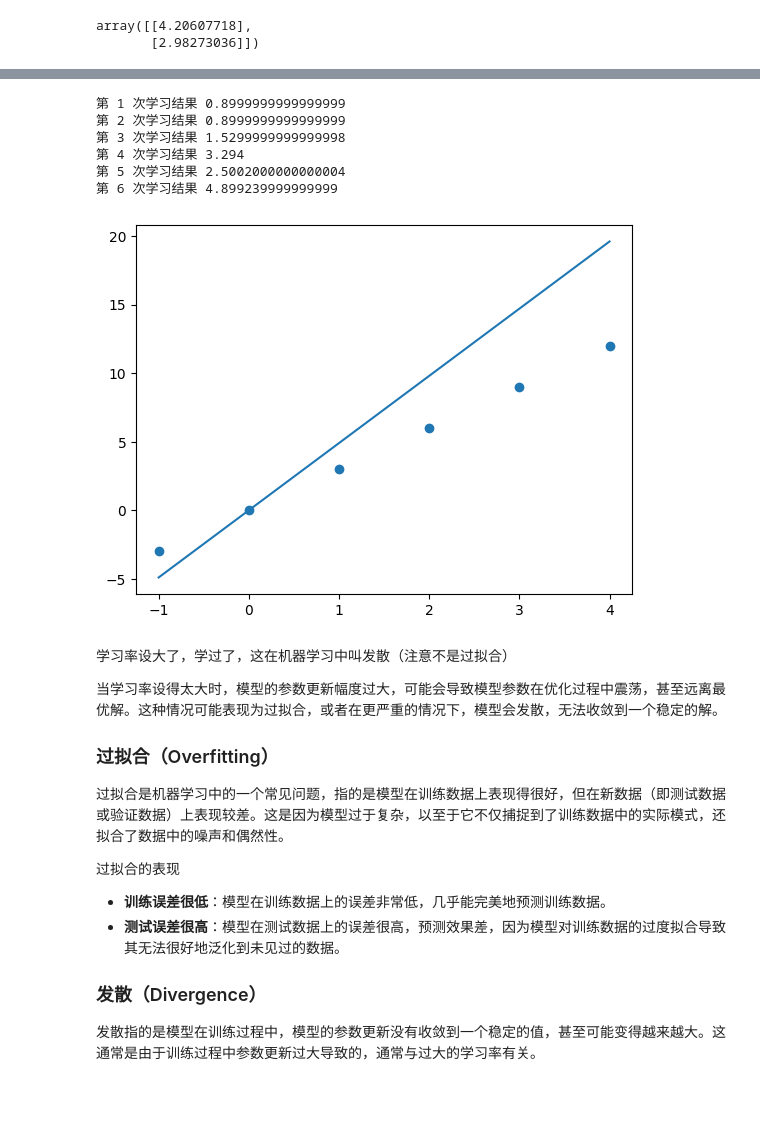
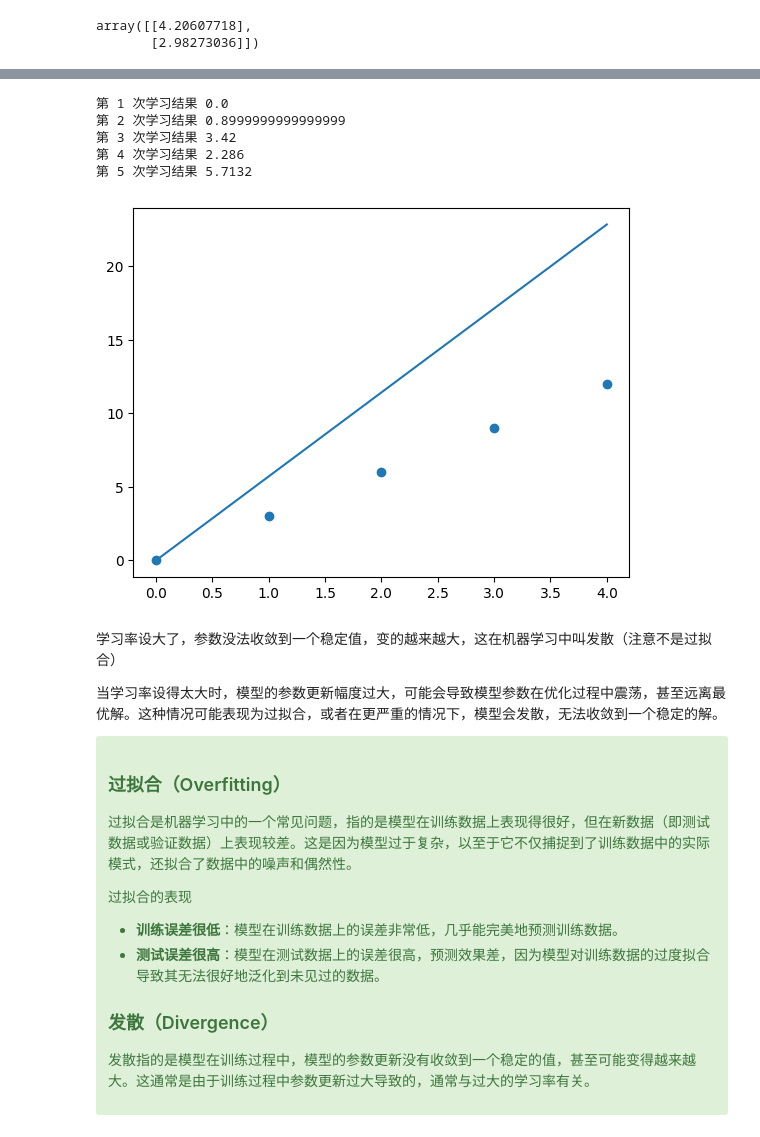
Before and after one commit to oiuv/Machine-Learning-Beginner, a Jupyter notebook: LM01.ipynb, the cells around one changed output, grey strips where cells are left out. Cells and saved outputs as stored; diff of their text form; code cells hidden in the pictures; blank space fills up the shorter version.

```diff
--- a/LM01.ipynb
+++ b/LM01.ipynb
@@ -327,8 +363,8 @@ import numpy as np
 import matplotlib.pyplot as plt
 
 # 给定数据X和Y
-X = np.array([-1, 0, 1, 2, 3, 4])
-Y = np.array([-3, 0, 3, 6, 9, 12])
+X = np.array([0, 1, 2, 3, 4])
+Y = np.array([0, 3, 6, 9, 12])
 
 # 获取X的长度作为样本数n
 n = len(X)
@@ -369,8 +406,8 @@ import numpy as np
 import matplotlib.pyplot as plt
 
 # 给定数据X和Y
-X = np.array([-1, 0, 1, 2, 3, 4])
-Y = np.array([-3, 0, 3, 6, 9, 12])
+X = np.array([0, 1, 2, 3, 4])
+Y = np.array([0, 3, 6, 9, 12])
 
 # 获取X的长度作为样本数n
 n = len(X)
@@ -409,45 +447,45 @@ plt.show()
 # %%
 import numpy as np
 import matplotlib.pyplot as plt
 
 # 给定数据X和Y
-X = np.array([-1, 0, 1, 2, 3, 4])
-Y = np.array([-3, 0, 3, 6, 9, 12])
+X = np.array([0, 1, 2, 3, 4])
+Y = np.array([0, 3, 6, 9, 12])
 
 # 获取X的长度作为样本数n
 n = len(X)
 
 # 设置超参数学习率
 alpha = 0.3
 # 初始化权重w
 w = 0
 
 for i in range(n):
     x = X[i]
     y = Y[i]
     y_pre = w * x
     e = y - y_pre
     w = w + alpha * e * x
     print("第 {} 次学习结果 {}".format((i + 1), w))
 
 y_pre = w * X
 plt.scatter(X, Y)
 plt.plot(X, y_pre)
 plt.show()
 # %% [output]
-第 1 次学习结果 0.8999999999999999
+第 1 次学习结果 0.0
 第 2 次学习结果 0.8999999999999999
-第 3 次学习结果 1.5299999999999998
-第 4 次学习结果 3.294
-第 5 次学习结果 2.5002000000000004
-第 6 次学习结果 4.899239999999999
+第 3 次学习结果 3.42
+第 4 次学习结果 2.286
+第 5 次学习结果 5.7132
-[figure, old version]
+[figure, new version]
 # %% [markdown]
-学习率设大了，学过了，这在机器学习中叫发散（注意不是过拟合）
+学习率设大了，参数没法收敛到一个稳定值，变的越来越大，这在机器学习中叫发散（注意不是过拟合）
 
 当学习率设得太大时，模型的参数更新幅度过大，可能会导致模型参数在优化过程中震荡，甚至远离最优解。这种情况可能表现为过拟合，或者在更严重的情况下，模型会发散，无法收敛到一个稳定的解。
 
-### 过拟合（Overfitting）
+<div class="alert alert-success">
+<h3>过拟合（Overfitting）</h3>
 
 过拟合是机器学习中的一个常见问题，指的是模型在训练数据上表现得很好，但在新数据（即测试数据或验证数据）上表现较差。这是因为模型过于复杂，以至于它不仅捕捉到了训练数据中的实际模式，还拟合了数据中的噪声和偶然性。
 
@@ -456,7 +494,8 @@ plt.show()
 - **训练误差很低**：模型在训练数据上的误差非常低，几乎能完美地预测训练数据。
 - **测试误差很高**：模型在测试数据上的误差很高，预测效果差，因为模型对训练数据的过度拟合导致其无法很好地泛化到未见过的数据。
 
-### 发散（Divergence）
+<h3>发散（Divergence）</h3>
 
 发散指的是模型在训练过程中，模型的参数更新没有收敛到一个稳定的值，甚至可能变得越来越大。这通常是由于训练过程中参数更新过大导致的，通常与过大的学习率有关。
+</div>
 # %% [markdown]
```
Also changed, not shown: parts of 23 cells of this notebook, 1 other file.
